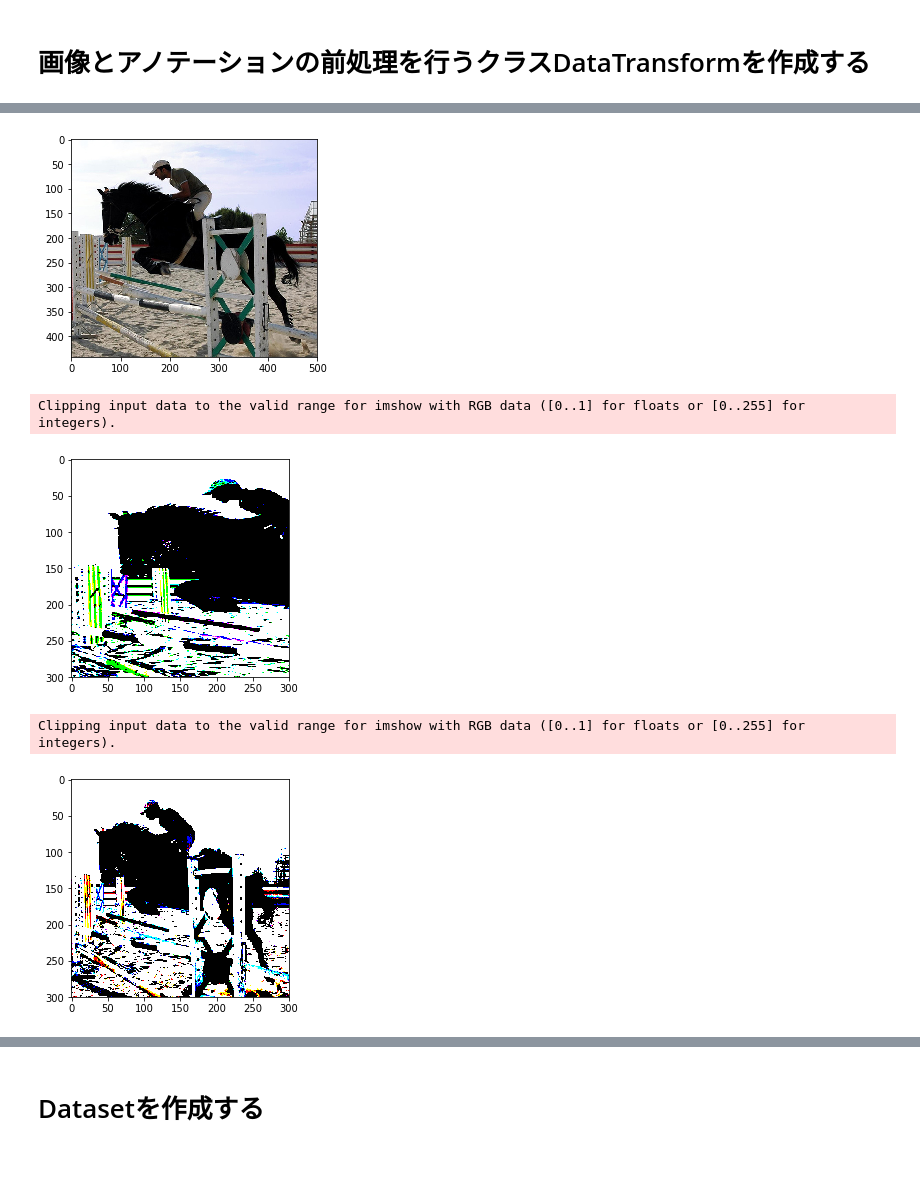
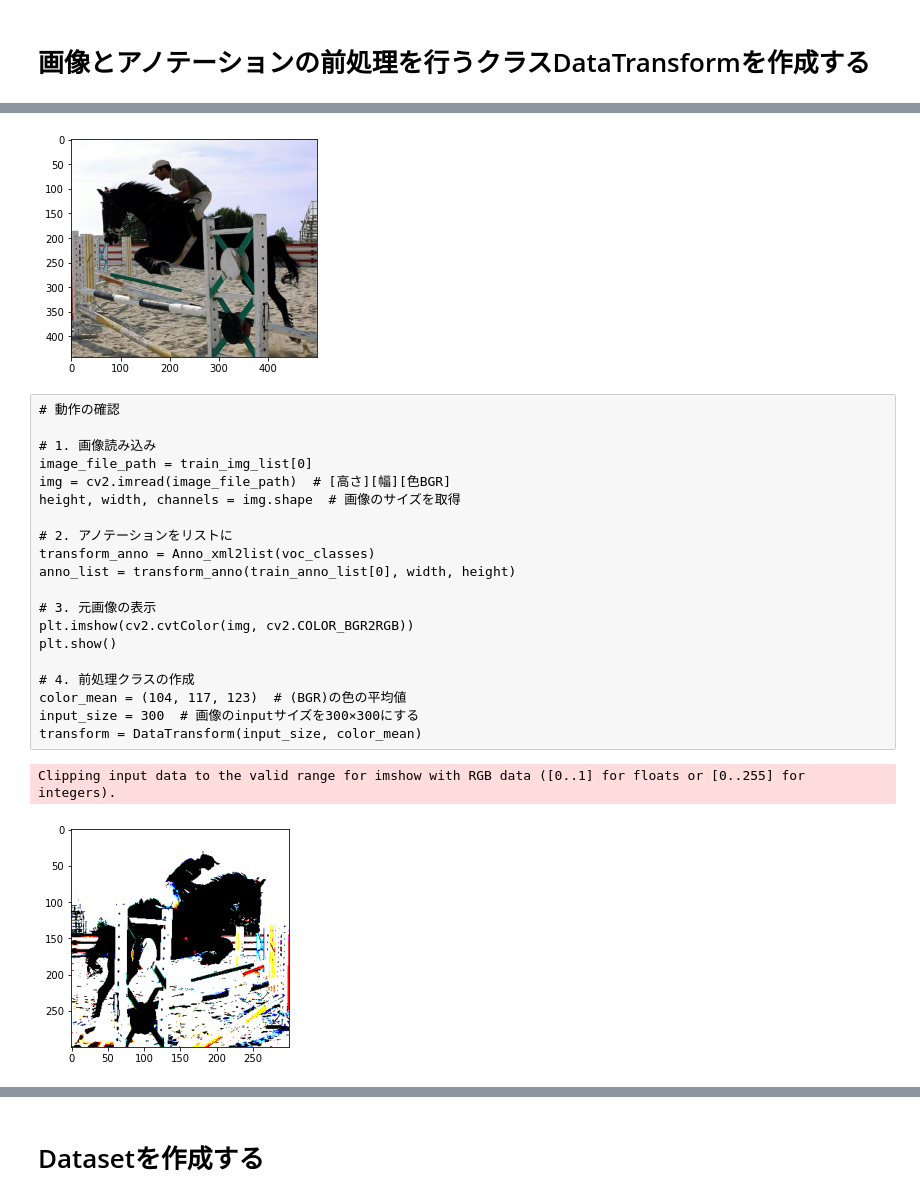
Before and after one commit to banbiossa/pytorch_advanced, a Jupyter notebook: notebooks/2_objectdetection/2-2-3_Dataset_DataLoader.ipynb, the cells around one changed output, grey strips where cells are left out. Cells and saved outputs as stored; diff of their text form; code cells hidden in the pictures; blank space fills up the shorter version.

```diff
--- a/notebooks/2_objectdetection/2-2-3_Dataset_DataLoader.ipynb
+++ b/notebooks/2_objectdetection/2-2-3_Dataset_DataLoader.ipynb
@@ -292,41 +294,49 @@ class DataTransform():
 # %%
-# 動作の確認
-
-# 1. 画像読み込み
+# 1. 読み込み
 image_file_path = train_img_list[0]
-img = cv2.imread(image_file_path)  # [高さ][幅][色BGR]
-height, width, channels = img.shape  # 画像のサイズを取得
+img = cv2.imread(str(image_file_path))
+height, width, channels = img.shape
 
 # 2. アノテーションをリストに
-transform_anno = Anno_xml2list(voc_classes)
+transform_anno = AnnoXML2List(voc_classes)
 anno_list = transform_anno(train_anno_list[0], width, height)
 
 # 3. 元画像の表示
 plt.imshow(cv2.cvtColor(img, cv2.COLOR_BGR2RGB))
 plt.show()
 
-# 4. 前処理クラスの作成
-color_mean = (104, 117, 123)  # (BGR)の色の平均値
-input_size = 300  # 画像のinputサイズを300×300にする
-transform = DataTransform(input_size, color_mean)
-
-# 5. train画像の表示
-phase = "train"
-img_transformed, boxes, labels = transform(
-    img, phase, anno_list[:, :4], anno_list[:, 4])
-plt.imshow(cv2.cvtColor(img_transformed, cv2.COLOR_BGR2RGB))
-plt.show()
-
-
-# 6. val画像の表示
-phase = "val"
-img_transformed, boxes, labels = transform(
-    img, phase, anno_list[:, :4], anno_list[:, 4])
-plt.imshow(cv2.cvtColor(img_transformed, cv2.COLOR_BGR2RGB))
-plt.show()
+# 4. 前処理クラス
+color_mean = (104, 117, 123)
+input_size = 300
+tranform = DataTransform(input_size, color_mean)
 # %% [output]
-[figure, old version]
+[figure, new version]
-Clipping input data to the valid range for imshow with RGB data ([0..1] for floats or [0..255] for integers).
-[figure, removed]
-Clipping input data to the valid range for imshow with RGB data ([0..1] for floats or [0..255] for integers).
-[figure, removed]
+# %% [raw]
+# 動作の確認
+
+# 1. 画像読み込み
+image_file_path = train_img_list[0]
+img = cv2.imread(image_file_path)  # [高さ][幅][色BGR]
+height, width, channels = img.shape  # 画像のサイズを取得
+
+# 2. アノテーションをリストに
+transform_anno = Anno_xml2list(voc_classes)
+anno_list = transform_anno(train_anno_list[0], width, height)
+
+# 3. 元画像の表示
+plt.imshow(cv2.cvtColor(img, cv2.COLOR_BGR2RGB))
+plt.show()
+
+# 4. 前処理クラスの作成
+color_mean = (104, 117, 123)  # (BGR)の色の平均値
+input_size = 300  # 画像のinputサイズを300×300にする
+transform = DataTransform(input_size, color_mean)
+# %%
+# 5. train 画像の表示
+phase = "train"
+img_transformed, boxes, labels = tranform(img, phase, anno_list[:, :4], anno_list[:, 4])
+plt.imshow(cv2.cvtColor(img_transformed, cv2.COLOR_BGR2RGB))
+plt.show()
+# %% [output]
+Clipping input data to the valid range for imshow with RGB data ([0..1] for floats or [0..255] for integers).
+[figure, added]
```
Also changed, not shown: parts of 21 cells of this notebook, 5 other files.
